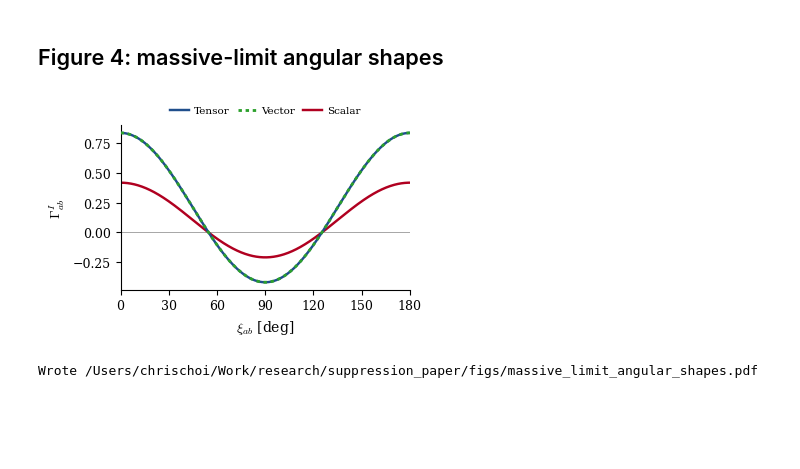
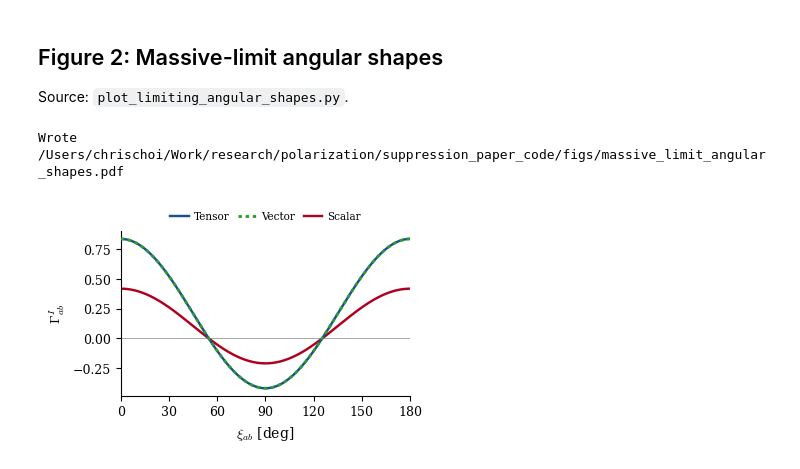
Before and after one commit to ChrisChoi314/suppression_paper, a Jupyter notebook: reproduce_all_figures.ipynb, the cells around one changed output. Drawn from its saved outputs; the diff is of its cells as text; code cells hidden in the pictures; blank space fills up the shorter version.

```diff
--- a/reproduce_all_figures.ipynb
+++ b/reproduce_all_figures.ipynb
@@ -1496,6 +284,9 @@ range=[-0.5, 4]
 # %% [markdown]
-## Figure 4: massive-limit angular shapes
+## Figure 2: Massive-limit angular shapes
+
+Source: `plot_limiting_angular_shapes.py`.
 # %%
+
 plt.rcdefaults()
 
 plt.rcParams.update(
@@ -1524,35 +315,38 @@ curves = [
     ("Vector", gamma_v, "#2ca02c", (0, (1.2, 1.3)), 2.05, 4),
     ("Scalar", gamma_s, "#b00020", "-", 1.75, 2),
 ]
 
 fig, ax = plt.subplots(figsize=(3.55, 2.65))
 for label, values, color, linestyle, lw, zorder in curves:
     ax.plot(xi_deg, values, color=color, ls=linestyle, lw=lw, label=label, zorder=zorder)
 
 ax.axhline(0.0, color="0.65", lw=0.7, zorder=0)
 ax.set_xlim(0, 180)
 ax.set_xticks([0, 30, 60, 90, 120, 150, 180])
 ax.set_xlabel(r"$\xi_{ab}$ [deg]")
 ax.set_ylabel(r"$\Gamma_{ab}^{I}$")
 ax.legend(
     loc="lower center",
     bbox_to_anchor=(0.5, 1.035),
     ncol=3,
     frameon=False,
     handlelength=1.8,
     handletextpad=0.45,
     columnspacing=0.8,
     borderaxespad=0.0,
 )
 ax.spines[["top", "right"]].set_visible(False)
 fig.subplots_adjust(left=0.17, right=0.985, bottom=0.18, top=0.80)
 
 output = FIG_DIR / "massive_limit_angular_shapes.pdf"
 output.parent.mkdir(parents=True, exist_ok=True)
-fig.savefig(output, bbox_inches="tight")
+for extension in ["pdf", "png"]:
+    fig.savefig(output.with_suffix("." + extension), bbox_inches="tight")
+
+print(f"Wrote {output}")
+np.savez_compressed(DATA / "massive_limit_angular_shapes.npz", angles_degrees=xi_deg, tensor=gamma_t, vector=gamma_v, scalar=gamma_s)
+
 plt.show()
-plt.close(fig)
-print(f"Wrote {output}")
 # %% [output]
+Wrote /Users/chrischoi/Work/research/polarization/suppression_paper_code/figs/massive_limit_angular_shapes.pdf
-[figure, old version]
+[figure, new version]
-Wrote /Users/chrischoi/Work/research/suppression_paper/figs/massive_limit_angular_shapes.pdf
```
Also changed, not shown: parts of 27 cells of this notebook, 31 other files.
